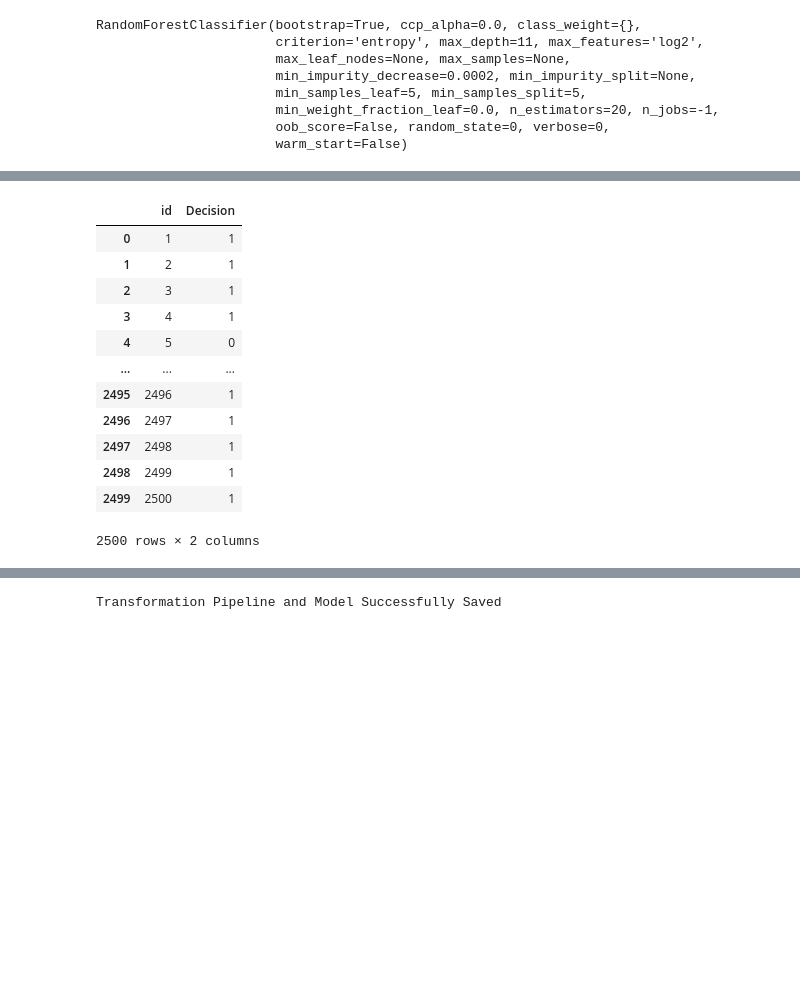
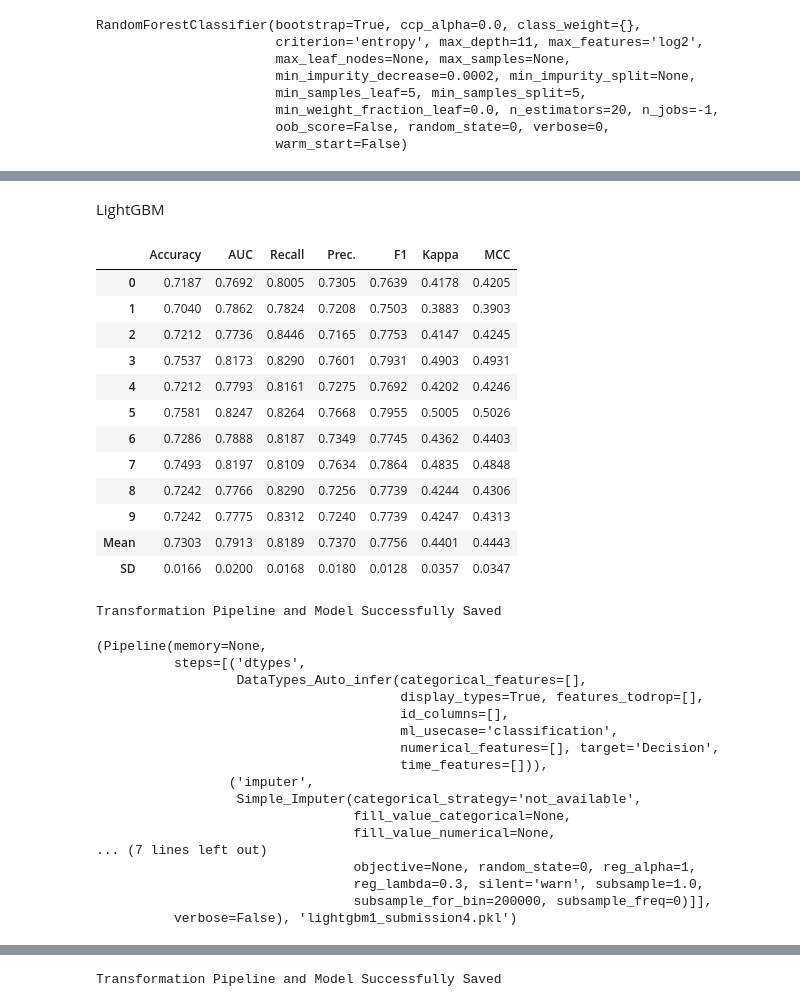
Before and after one commit to ZhuoqunWang0120/cs671kaggle, a Jupyter notebook: report.ipynb, the cells around one changed output, grey strips where cells are left out. Cells and saved outputs as stored; diff of their text form; code cells hidden in the pictures; blank space fills up the shorter version.

```diff
--- a/report.ipynb
+++ b/report.ipynb
@@ -175,3 +235,42 @@ RandomForestClassifier(bootstrap=True, ccp_alpha=0.0, class_weight={},
+# %% [markdown]
+LightGBM
+# %%
+lightgbm = create_model('lightgbm')
+tuned_lightgbm = tune_model(lightgbm)
+final_lightgbm = finalize_model(tuned_lightgbm)
+save_model(final_lightgbm,"lightgbm1_submission4")
+# %% [output]
+|  | Accuracy | AUC | Recall | Prec. | F1 | Kappa | MCC |
+| 0 | 0.7187 | 0.7692 | 0.8005 | 0.7305 | 0.7639 | 0.4178 | 0.4205 |
+| 1 | 0.7040 | 0.7862 | 0.7824 | 0.7208 | 0.7503 | 0.3883 | 0.3903 |
+| 2 | 0.7212 | 0.7736 | 0.8446 | 0.7165 | 0.7753 | 0.4147 | 0.4245 |
+| 3 | 0.7537 | 0.8173 | 0.8290 | 0.7601 | 0.7931 | 0.4903 | 0.4931 |
+| 4 | 0.7212 | 0.7793 | 0.8161 | 0.7275 | 0.7692 | 0.4202 | 0.4246 |
+| 5 | 0.7581 | 0.8247 | 0.8264 | 0.7668 | 0.7955 | 0.5005 | 0.5026 |
+| 6 | 0.7286 | 0.7888 | 0.8187 | 0.7349 | 0.7745 | 0.4362 | 0.4403 |
+| 7 | 0.7493 | 0.8197 | 0.8109 | 0.7634 | 0.7864 | 0.4835 | 0.4848 |
+| 8 | 0.7242 | 0.7766 | 0.8290 | 0.7256 | 0.7739 | 0.4244 | 0.4306 |
+| 9 | 0.7242 | 0.7775 | 0.8312 | 0.7240 | 0.7739 | 0.4247 | 0.4313 |
+| Mean | 0.7303 | 0.7913 | 0.8189 | 0.7370 | 0.7756 | 0.4401 | 0.4443 |
+| SD | 0.0166 | 0.0200 | 0.0168 | 0.0180 | 0.0128 | 0.0357 | 0.0347 |
+Transformation Pipeline and Model Successfully Saved
+(Pipeline(memory=None,
+          steps=[('dtypes',
+                  DataTypes_Auto_infer(categorical_features=[],
+                                       display_types=True, features_todrop=[],
+                                       id_columns=[],
+                                       ml_usecase='classification',
+                                       numerical_features=[], target='Decision',
+                                       time_features=[])),
+                 ('imputer',
+                  Simple_Imputer(categorical_strategy='not_available',
+                                 fill_value_categorical=None,
+                                 fill_value_numerical=None,
+... (7 lines left out)
+                                 objective=None, random_state=0, reg_alpha=1,
+                                 reg_lambda=0.3, silent='warn', subsample=1.0,
+                                 subsample_for_bin=200000, subsample_freq=0)]],
+          verbose=False), 'lightgbm1_submission4.pkl')
 # %%
 test_data = pd.read_csv('data/test.csv')
 # test_data = test_data.dropna()
@@ -192,18 +290,2 @@ pred2 = predict_model(final_rf, data=test_data)
 sub2 = pd.DataFrame({'id': test_data.id, 'Decision': pred2.Label})
 sub2.to_csv('sub2.csv',index=False, header='sub2')
-# %%
-pd.read_csv('sub2.csv')
-# %% [output]
-|  | id | Decision |
-| 0 | 1 | 1 |
-| 1 | 2 | 1 |
-| 2 | 3 | 1 |
-| 3 | 4 | 1 |
-| 4 | 5 | 0 |
-| ... | ... | ... |
-| 2495 | 2496 | 1 |
-| 2496 | 2497 | 1 |
-| 2497 | 2498 | 1 |
-| 2498 | 2499 | 1 |
-| 2499 | 2500 | 1 |
-2500 rows × 2 columns
```
Also changed, not shown: parts of 8 cells of this notebook, 2 other files.
